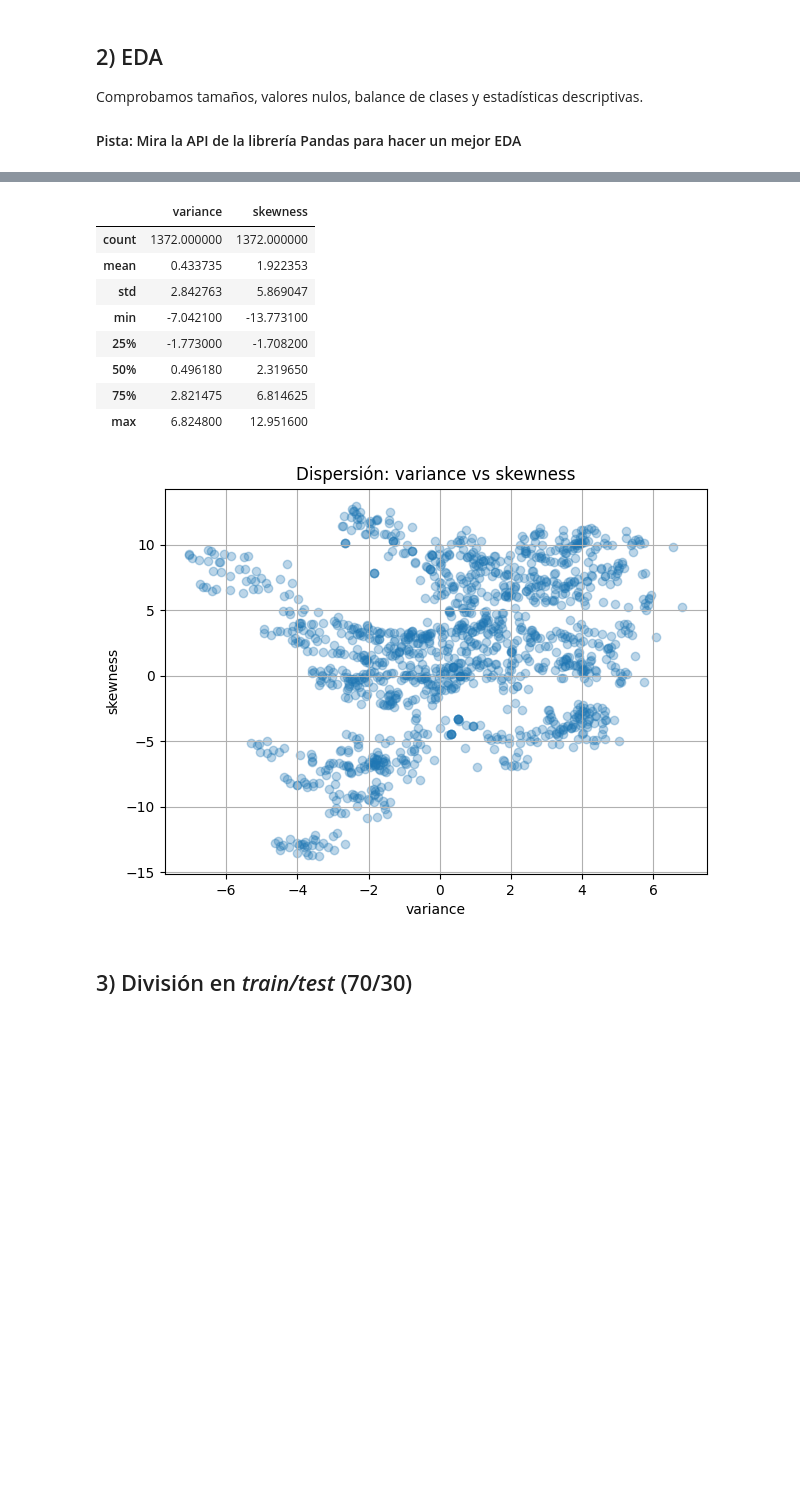
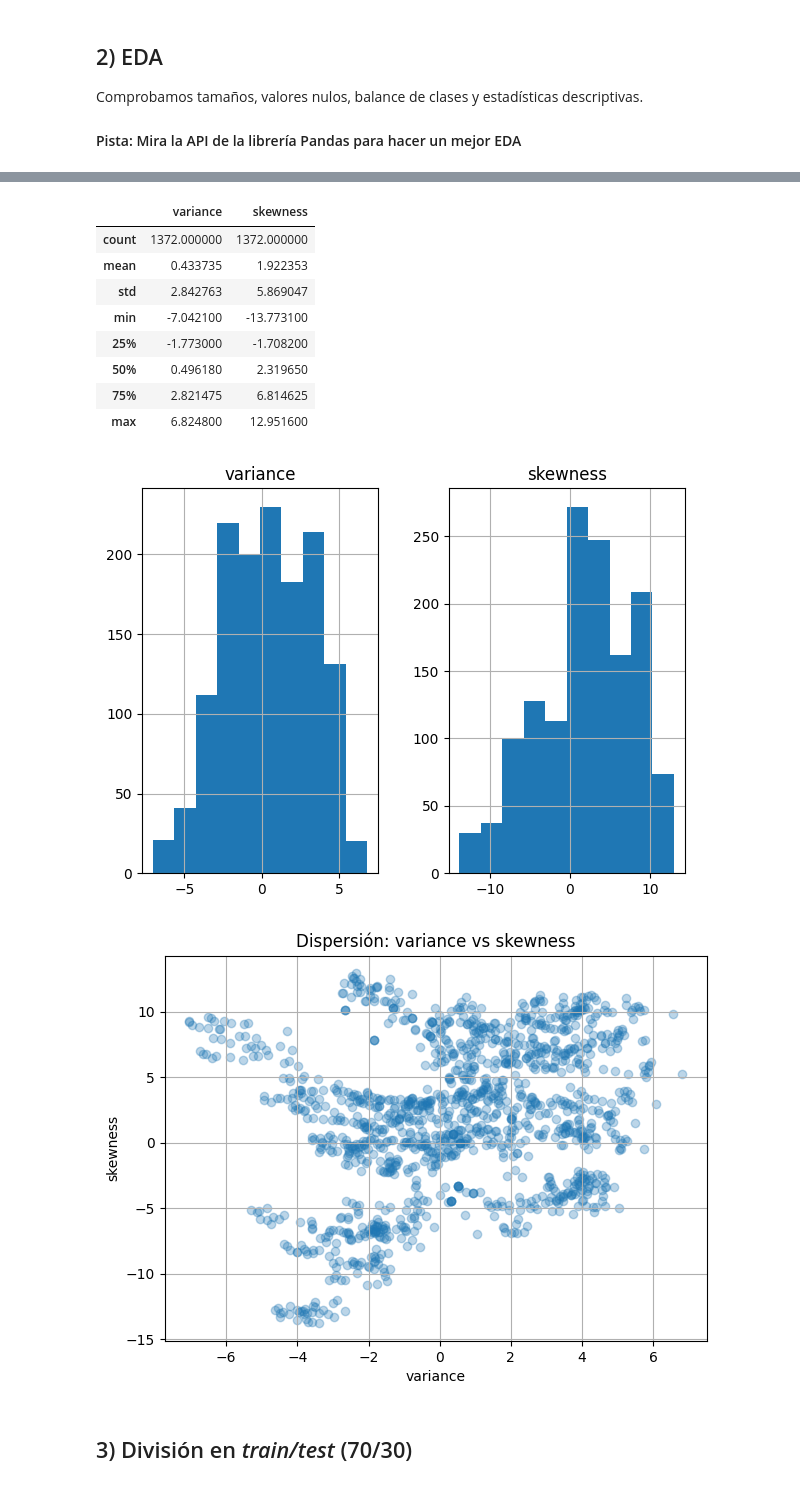
Before and after one commit to j1-dev/SAA, a Jupyter notebook: P2/banknote_practica.ipynb, the cells around one changed output, grey strips where cells are left out. Drawn from its saved outputs; the diff is of its cells as text; code cells hidden in the pictures; blank space fills up the shorter version.

```diff
--- a/P2/banknote_practica.ipynb
+++ b/P2/banknote_practica.ipynb
@@ -109,7 +127,7 @@ print(df.shape)
 print("\nValores nulos por columna:")
 print(df.isna().sum())
 
-# Dropping rows with missing values
+# Quitar valores nulos
 df.dropna()
 
 print("\nBalance de clases (target):")
@@ -121,39 +139,42 @@ print(df.describe)
 print("\nEstadísticas descriptivas (variance & skewness)")
 display(df[['variance','skewness']].describe())
 
+df.hist(['variance', 'skewness'])
+
 ##### Dispersión
 plt.figure()
 plt.scatter(df['variance'], df['skewness'], alpha=0.3)
 plt.xlabel('variance'); plt.ylabel('skewness'); plt.title('Dispersión: variance vs skewness')
 plt.show()
 # %% [output]
 Shape:
 (1372, 5)
 
 Valores nulos por columna:
 variance    0
 skewness    0
 curtosis    0
 entropy     0
 target      0
 dtype: int64
 
 Balance de clases (target):
 ... (18 lines left out)
 
 [1372 rows x 5 columns]>
 
 Estadísticas descriptivas (variance & skewness)
 |  | variance | skewness |
 | count | 1372.000000 | 1372.000000 |
 | mean | 0.433735 | 1.922353 |
 | std | 2.842763 | 5.869047 |
 | min | -7.042100 | -13.773100 |
 | 25% | -1.773000 | -1.708200 |
 | 50% | 0.496180 | 2.319650 |
 | 75% | 2.821475 | 6.814625 |
 | max | 6.824800 | 12.951600 |
-[figure, old version]
+[figure, new version]
+[figure, added]
 # %% [markdown]
 
 ## 3) División en *train/test* (70/30)
```
Also changed, not shown: parts of 14 cells of this notebook, 4 other files.
